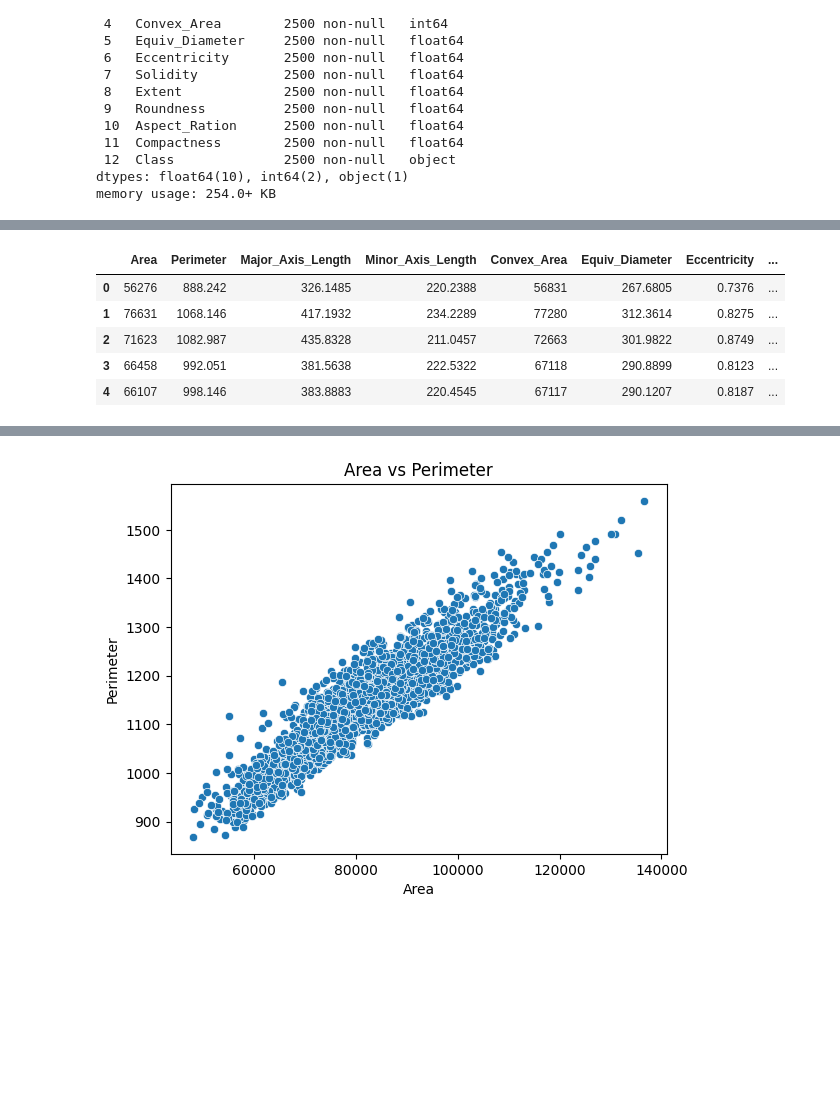
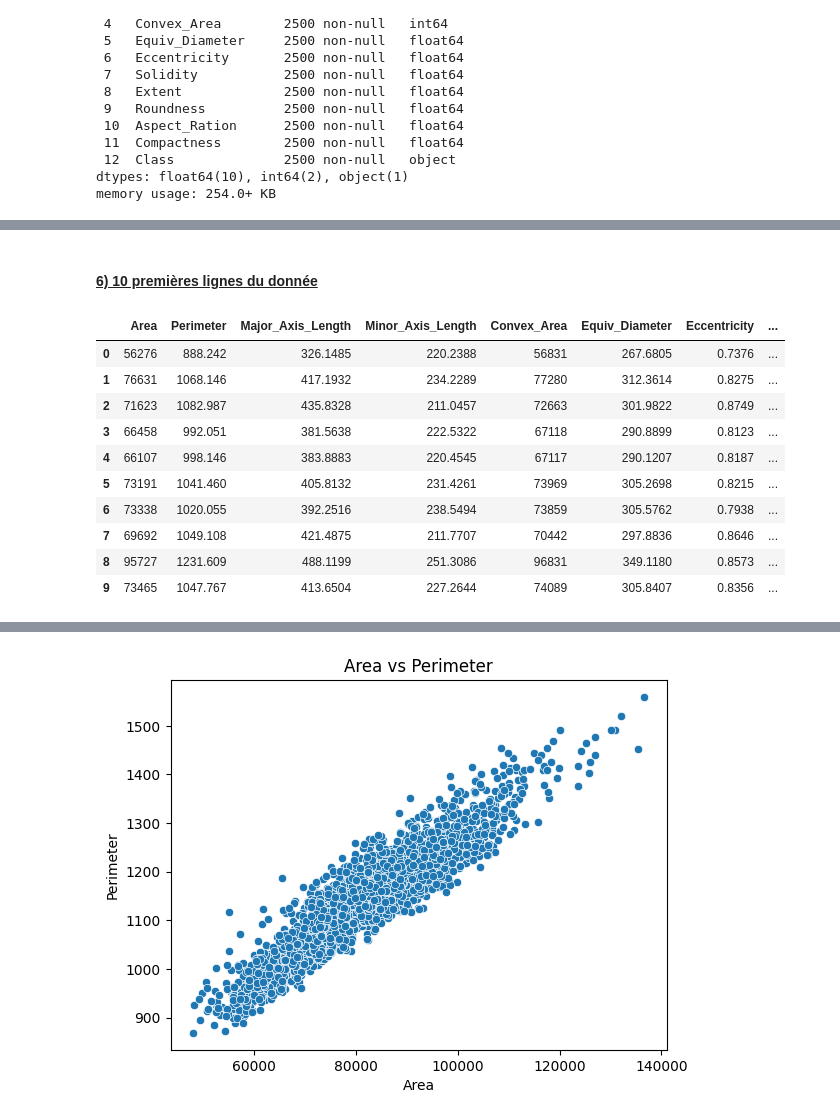
Before and after one commit to TolojanaharyElyse/TP_ML, a Jupyter notebook: anado_2.ipynb, the cells around one changed output, grey strips where cells are left out. Cells and saved outputs as stored; diff of their text form; code cells hidden in the pictures; blank space fills up the shorter version.

```diff
--- a/anado_2.ipynb
+++ b/anado_2.ipynb
@@ -15,3 +19,3 @@ from sklearn.decomposition import PCA
 # %%
-datasets = pd.read_excel('../dataset/Seeds_Dataset.xlsx', sheet_name='Pumpkin_Seeds_Dataset')
+datasets = pd.read_excel('../../dataset/Seeds_Dataset.xlsx', sheet_name='Pumpkin_Seeds_Dataset')
 # %% [markdown]
@@ -48,10 +67,17 @@ memory usage: 254.0+ KB
+# %% [markdown]
+<h4> <u> 6) 10 premières lignes du donnée </u> </h4>
 # %%
-datasets.head(20)
+datasets.head(10)
 # %% [output]
 |  | Area | Perimeter | Major_Axis_Length | Minor_Axis_Length | Convex_Area | Equiv_Diameter | Eccentricity | ... |
 | 0 | 56276 | 888.242 | 326.1485 | 220.2388 | 56831 | 267.6805 | 0.7376 | ... |
 | 1 | 76631 | 1068.146 | 417.1932 | 234.2289 | 77280 | 312.3614 | 0.8275 | ... |
 | 2 | 71623 | 1082.987 | 435.8328 | 211.0457 | 72663 | 301.9822 | 0.8749 | ... |
 | 3 | 66458 | 992.051 | 381.5638 | 222.5322 | 67118 | 290.8899 | 0.8123 | ... |
 | 4 | 66107 | 998.146 | 383.8883 | 220.4545 | 67117 | 290.1207 | 0.8187 | ... |
+| 5 | 73191 | 1041.460 | 405.8132 | 231.4261 | 73969 | 305.2698 | 0.8215 | ... |
+| 6 | 73338 | 1020.055 | 392.2516 | 238.5494 | 73859 | 305.5762 | 0.7938 | ... |
+| 7 | 69692 | 1049.108 | 421.4875 | 211.7707 | 70442 | 297.8836 | 0.8646 | ... |
+| 8 | 95727 | 1231.609 | 488.1199 | 251.3086 | 96831 | 349.1180 | 0.8573 | ... |
+| 9 | 73465 | 1047.767 | 413.6504 | 227.2644 | 74089 | 305.8407 | 0.8356 | ... |
 # %% [markdown]
```
Also changed, not shown: parts of 40 cells of this notebook, 2 other files.
